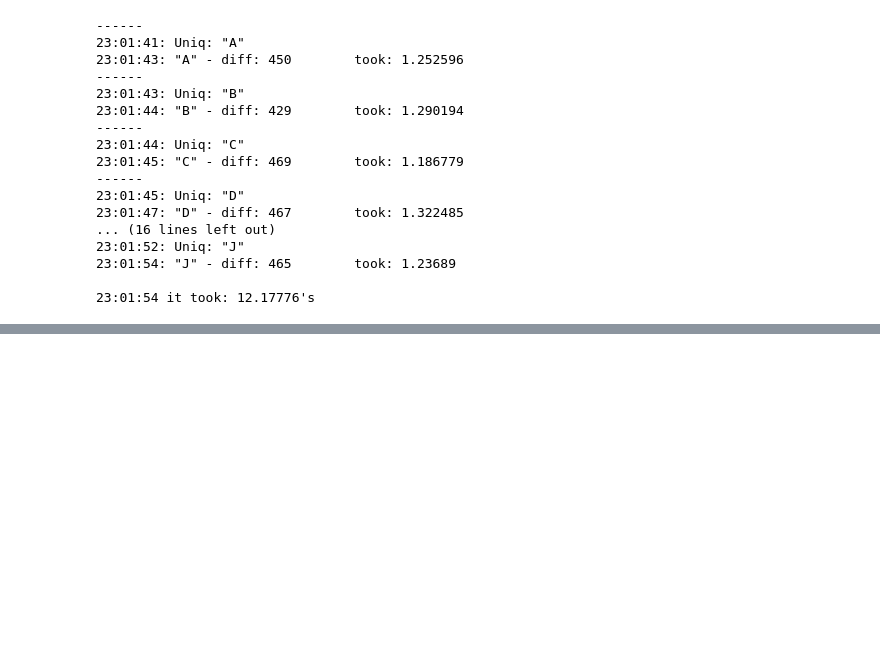
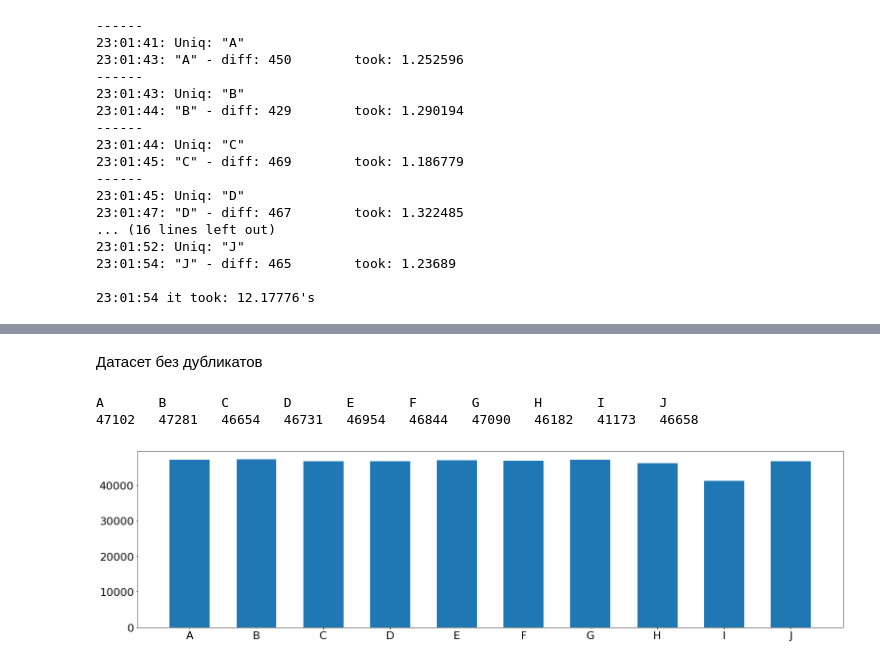
Before and after one commit to lightsuner/bsuir_ml_2, a Jupyter notebook: lab_1/src/book_lab_1_process_data.ipynb, the cells around one changed output, grey strips where cells are left out. Cells and saved outputs as stored; diff of their text form; code cells hidden in the pictures; blank space fills up the shorter version.

```diff
--- a/lab_1/src/book_lab_1_process_data.ipynb
+++ b/lab_1/src/book_lab_1_process_data.ipynb
@@ -186,0 +245,8 @@ scipy.io.savemat(large_clean_mat, large_clean_data)
+# %% [markdown]
+Датасет без дубликатов
+# %%
+display_balance(large_uniq_data)
+# %% [output]
+A       B       C       D       E       F       G       H       I       J
+47102   47281   46654   46731   46954   46844   47090   46182   41173   46658
+[figure, added]
```
Also changed, not shown: parts of 20 cells of this notebook.
